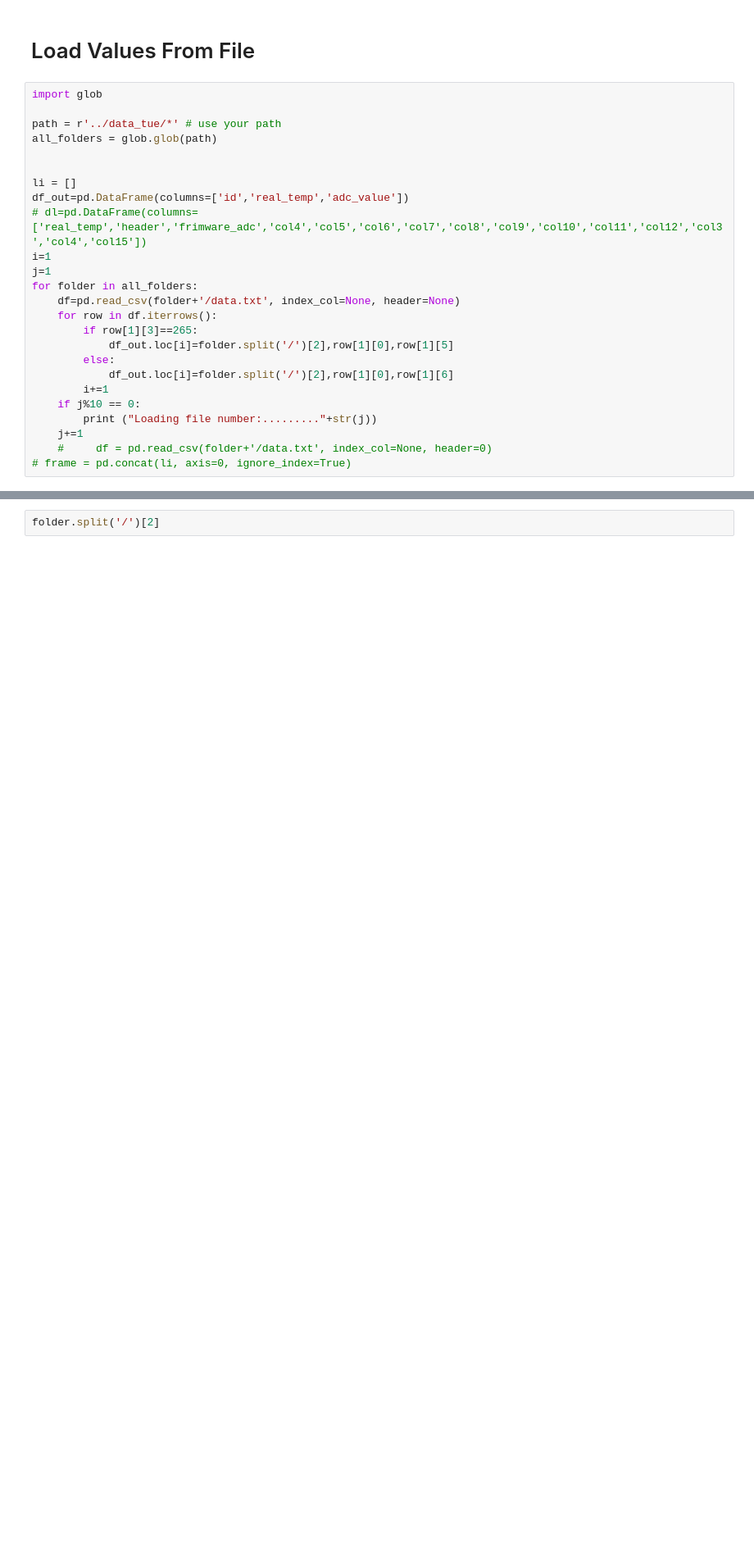
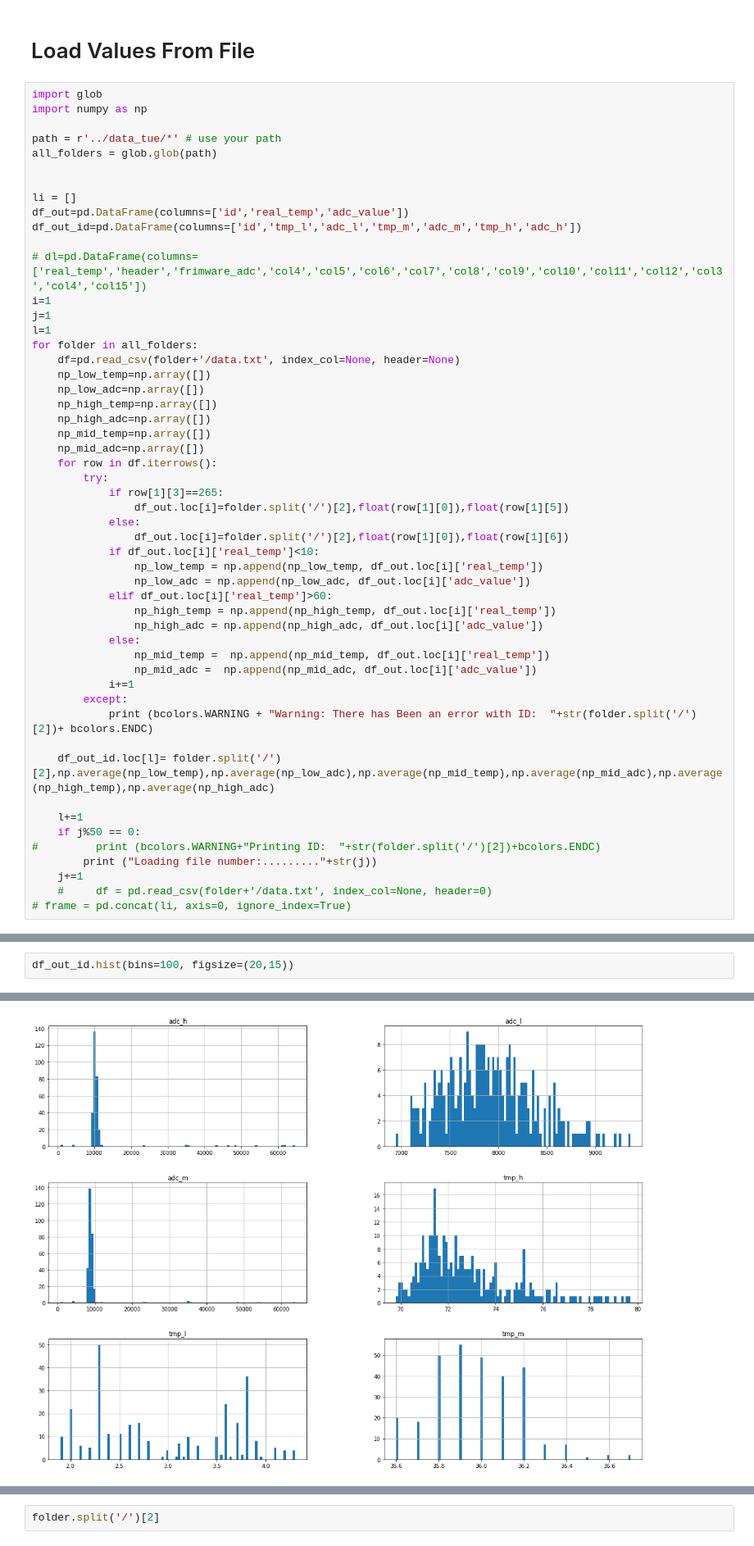
Before and after one commit to chamodw/ir-calibration, a Jupyter notebook: ml/DataVisualitzation.ipynb, the cells around one changed output, grey strips where cells are left out. Shown at 82% size. Drawn from its saved outputs; the diff is of its cells as text; blank space fills up the shorter version.

```diff
--- a/ml/DataVisualitzation.ipynb
+++ b/ml/DataVisualitzation.ipynb
@@ -18,6 +29,7 @@ df.describe()
 # Load Values From File
 # %%
 import glob
+import numpy as np
 
 path = r'../data_tue/*' # use your path
 all_folders = glob.glob(path)
@@ -25,18 +37,44 @@ all_folders = glob.glob(path)
 
 li = []
 df_out=pd.DataFrame(columns=['id','real_temp','adc_value'])
+df_out_id=pd.DataFrame(columns=['id','tmp_l','adc_l','tmp_m','adc_m','tmp_h','adc_h'])
+
 # dl=pd.DataFrame(columns=['real_temp','header','frimware_adc','col4','col5','col6','col7','col8','col9','col10','col11','col12','col3','col4','col15'])
 i=1
 j=1
+l=1
 for folder in all_folders:
     df=pd.read_csv(folder+'/data.txt', index_col=None, header=None)
+    np_low_temp=np.array([])
+    np_low_adc=np.array([])
+    np_high_temp=np.array([])
+    np_high_adc=np.array([])
+    np_mid_temp=np.array([])
+    np_mid_adc=np.array([])
     for row in df.iterrows():
-        if row[1][3]==265:
-            df_out.loc[i]=folder.split('/')[2],row[1][0],row[1][5]
-        else:
-            df_out.loc[i]=folder.split('/')[2],row[1][0],row[1][6]
-        i+=1
-    if j%10 == 0:
+        try:
+            if row[1][3]==265:
+                df_out.loc[i]=folder.split('/')[2],float(row[1][0]),float(row[1][5])
+            else:
+                df_out.loc[i]=folder.split('/')[2],float(row[1][0]),float(row[1][6])
+            if df_out.loc[i]['real_temp']<10:
+                np_low_temp = np.append(np_low_temp, df_out.loc[i]['real_temp'])
+                np_low_adc = np.append(np_low_adc, df_out.loc[i]['adc_value'])
+            elif df_out.loc[i]['real_temp']>60:
+                np_high_temp = np.append(np_high_temp, df_out.loc[i]['real_temp'])
+                np_high_adc = np.append(np_high_adc, df_out.loc[i]['adc_value'])
+            else:
+                np_mid_temp =  np.append(np_mid_temp, df_out.loc[i]['real_temp'])
+                np_mid_adc =  np.append(np_mid_adc, df_out.loc[i]['adc_value'])
+            i+=1
+        except:
+            print (bcolors.WARNING + "Warning: There has Been an error with ID:  "+str(folder.split('/')[2])+ bcolors.ENDC)
+
+    df_out_id.loc[l]= folder.split('/')[2],np.average(np_low_temp),np.average(np_low_adc),np.average(np_mid_temp),np.average(np_mid_adc),np.average(np_high_temp),np.average(np_high_adc)
+
+    l+=1
+    if j%50 == 0:
+#         print (bcolors.WARNING+"Printing ID:  "+str(folder.split('/')[2])+bcolors.ENDC)
         print ("Loading file number:........."+str(j))
     j+=1
     #     df = pd.read_csv(folder+'/data.txt', index_col=None, header=0)
@@ -65,0 +100,3 @@ df_out.head()
+# %%
+df_out_id.hist(bins=100, figsize=(20,15))
+# %% [output]
@@ -65,0 +110 @@ df_out.head()
+[figure, added]
```
Also changed, not shown: parts of 15 cells of this notebook.
